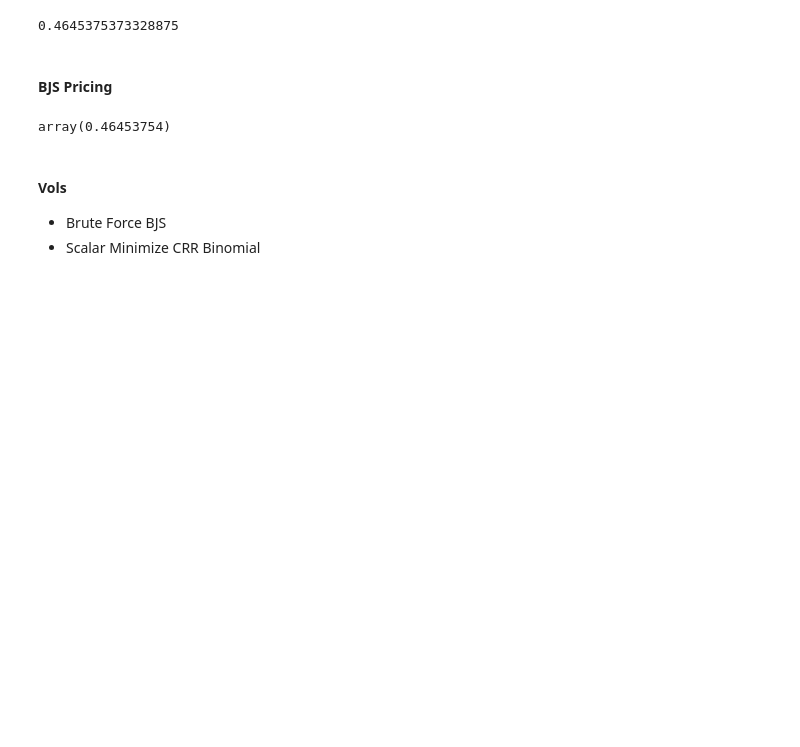
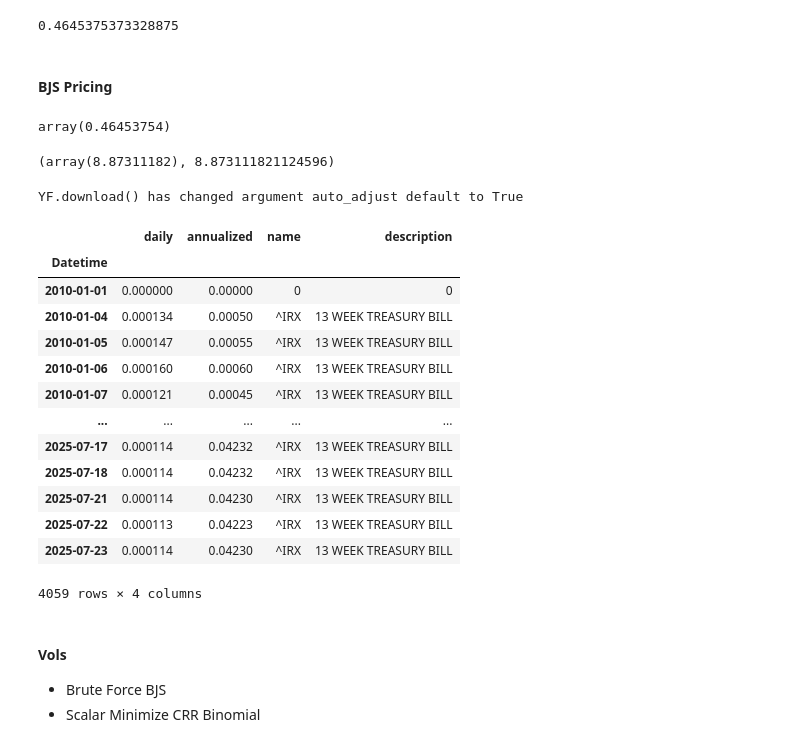
Before and after one commit to Zino-ctrlZ/QuantTools, a Jupyter notebook: module_test/raw_code/optionlib/testing.ipynb, the cells around one changed output. Cells and saved outputs as stored; diff of their text form; code cells hidden in the pictures; blank space fills up the shorter version.

```diff
--- a/module_test/raw_code/optionlib/testing.ipynb
+++ b/module_test/raw_code/optionlib/testing.ipynb
@@ -4520,6 +4623,47 @@ bjerksund_stensland_2002_vectorized(
 )
 # %% [output]
 array(0.46453754)
+# %%
+bjerksund_stensland_2002_vectorized(
+    S=213.77,
+    K=215,
+    T=time_distance_helper('2025-09-19', datetime.now()),
+    r=0.04230,
+    sigma=0.2655,
+    option_type='p',
+    dividend_type='continuous',
+    dividend=mkt_forward_cont.dividend.yield_rate
+),\
+bjerksund_stensland_2002(
+    S=213.77,
+    K=215,
+    T=time_distance_helper('2025-09-19', datetime.now()),
+    r=0.04230,
+    sigma=0.2655,
+    option_type='p',
+    dividend_type='continuous',
+    dividend=mkt_forward_cont.dividend.yield_rate
+)
+# %% [output]
+(array(8.87311182), 8.873111821124596)
+# %%
+get_risk_free_rate_helper()
+# %% [output]
+YF.download() has changed argument auto_adjust default to True
+|  | daily | annualized | name | description |
+| Datetime |  |  |  |  |
+| 2010-01-01 | 0.000000 | 0.00000 | 0 | 0 |
+| 2010-01-04 | 0.000134 | 0.00050 | ^IRX | 13 WEEK TREASURY BILL |
+| 2010-01-05 | 0.000147 | 0.00055 | ^IRX | 13 WEEK TREASURY BILL |
+| 2010-01-06 | 0.000160 | 0.00060 | ^IRX | 13 WEEK TREASURY BILL |
+| 2010-01-07 | 0.000121 | 0.00045 | ^IRX | 13 WEEK TREASURY BILL |
+| ... | ... | ... | ... | ... |
+| 2025-07-17 | 0.000114 | 0.04232 | ^IRX | 13 WEEK TREASURY BILL |
+| 2025-07-18 | 0.000114 | 0.04232 | ^IRX | 13 WEEK TREASURY BILL |
+| 2025-07-21 | 0.000114 | 0.04230 | ^IRX | 13 WEEK TREASURY BILL |
+| 2025-07-22 | 0.000113 | 0.04223 | ^IRX | 13 WEEK TREASURY BILL |
+| 2025-07-23 | 0.000114 | 0.04230 | ^IRX | 13 WEEK TREASURY BILL |
+4059 rows × 4 columns
 # %% [markdown]
 #### Vols
 
```
Also changed, not shown: parts of 42 cells of this notebook, 30 other files.
